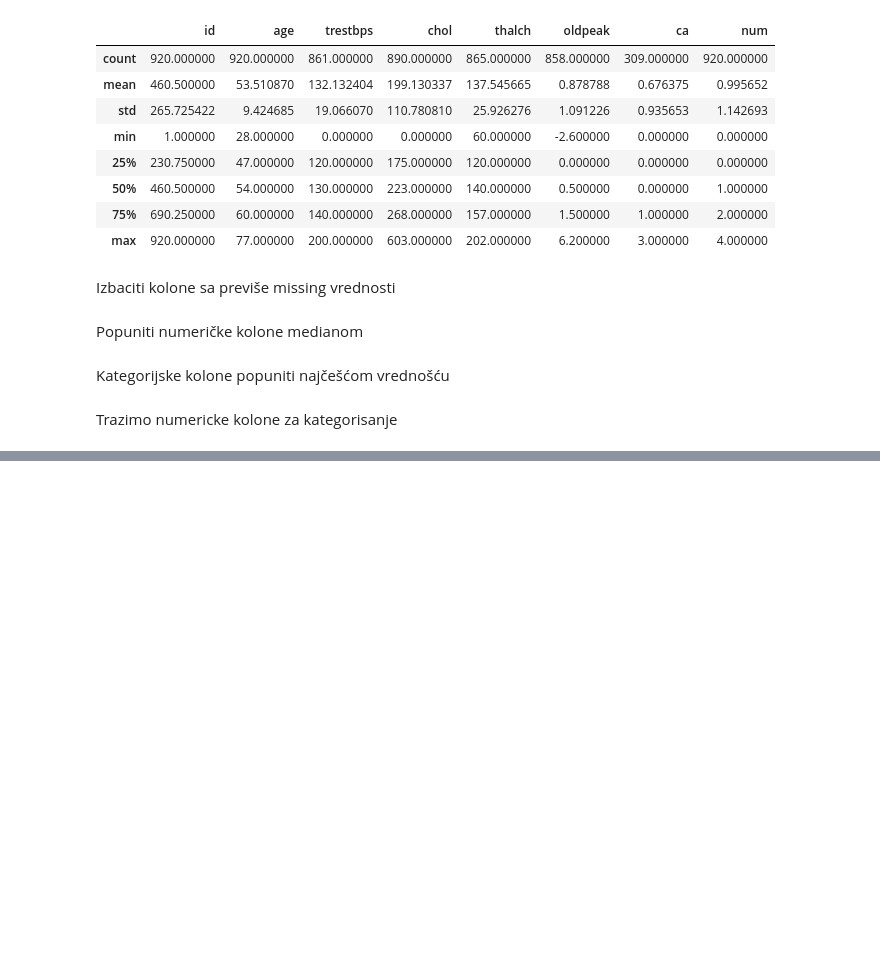
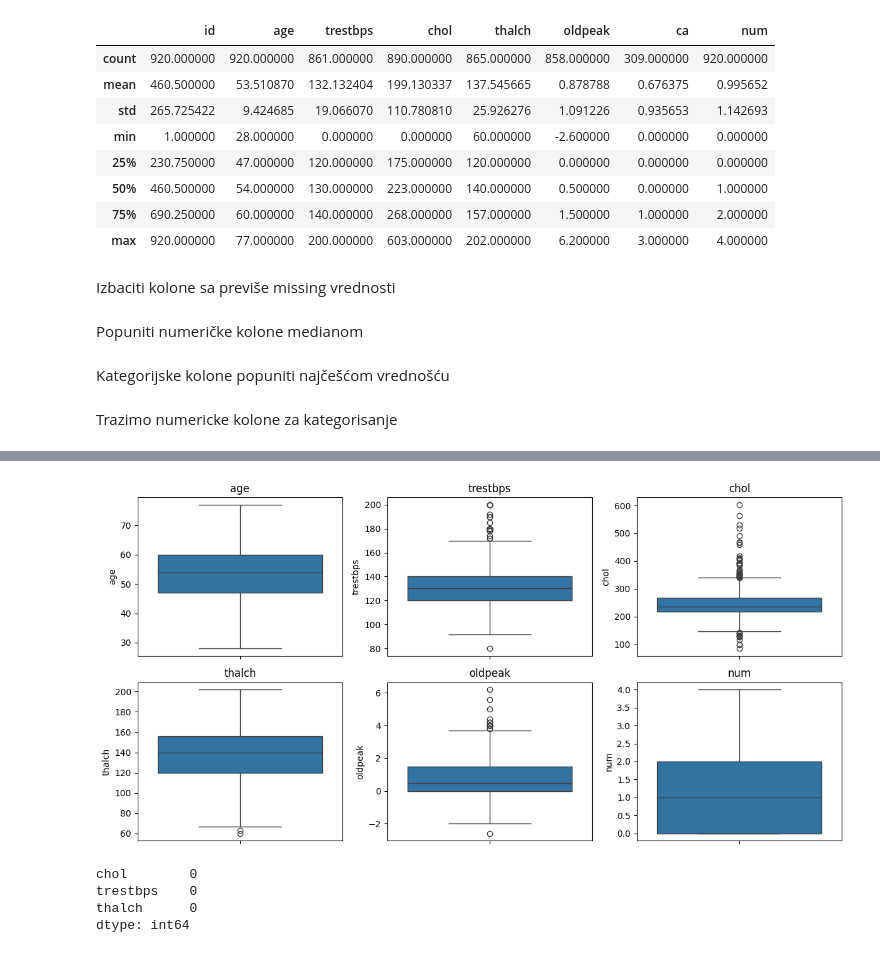
Before and after one commit to Stefan-011/Machine-learning-3, a Jupyter notebook: primer.ipynb, the cells around one changed output, grey strips where cells are left out. Saved outputs shown, nothing was run; the diff lists cells and outputs as text; code cells hidden in the pictures; blank space fills up the shorter version.

```diff
--- a/primer.ipynb
+++ b/primer.ipynb
@@ -228,0 +345,34 @@ Test Accuracy: 0.8260869383811951
+# %%
+import numpy as np
+
+df_copy['chol'] = df_copy['chol'].replace(0, np.nan)
+df_copy['trestbps'] = df_copy['trestbps'].replace(0, np.nan)
+df_copy['thalch'] = df_copy['thalch'].replace(0, np.nan)
+
+df_copy['chol'] = df_copy['chol'].fillna(df_copy['chol'].median())
+df_copy['trestbps'] = df_copy['trestbps'].fillna(df_copy['trestbps'].median())
+df_copy['thalch'] = df_copy['thalch'].fillna(df_copy['thalch'].median())
+# %%
+import matplotlib.pyplot as plt
+import seaborn as sns
+
+numerical_cols = df_copy.select_dtypes(include=['int64','float64']).columns
+
+plt.figure(figsize=(12,6))
+
+for i, col in enumerate(numerical_cols):
+    plt.subplot(2,3,i+1)
+    sns.boxplot(y=df_copy[col])
+    plt.title(col)
+
+plt.tight_layout()
+plt.show()
+# %% [output]
+[figure, added]
+# %%
+print((df_copy[['chol','trestbps','thalch']] == 0).sum())
+# %% [output]
+chol        0
+trestbps    0
+thalch      0
+dtype: int64
```
Also changed, not shown: parts of 8 cells of this notebook.
